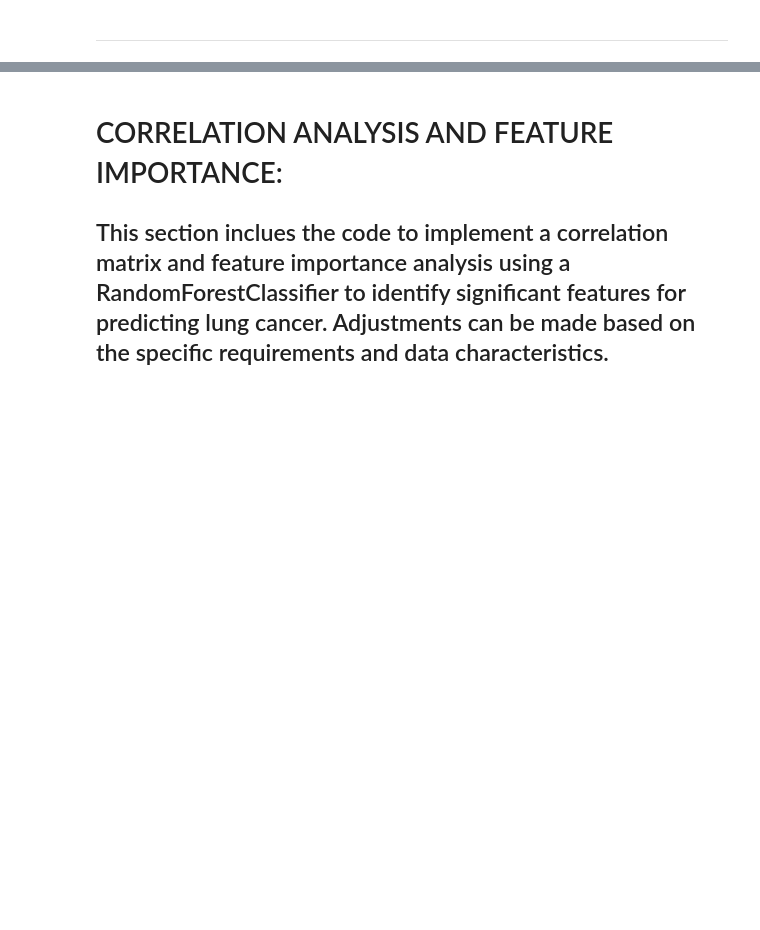
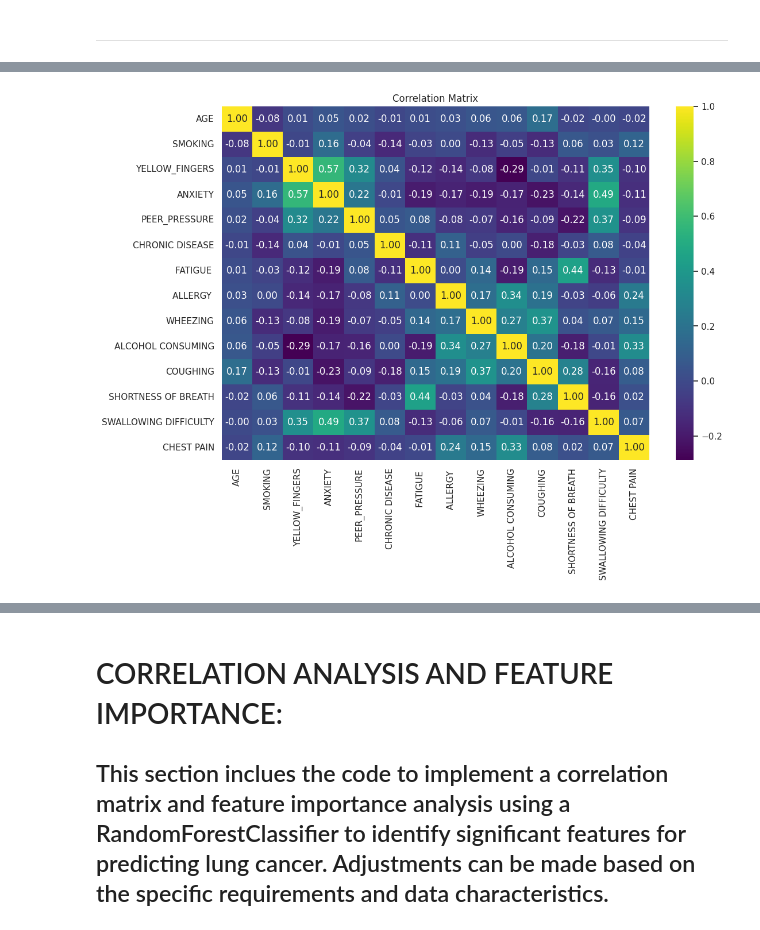
Before and after one commit to radhakrishnan-omotec/lung-repository, a Jupyter notebook: 2_Lung_Cancer_prediction.ipynb, the cells around one changed output, grey strips where cells are left out. Saved outputs shown, nothing was run; the diff lists cells and outputs as text; code cells hidden in the pictures; blank space fills up the shorter version.

```diff
--- a/2_Lung_Cancer_prediction.ipynb
+++ b/2_Lung_Cancer_prediction.ipynb
@@ -331,0 +426,20 @@ plt.show()
+# %%
+# Correlation Matrix
+import warnings
+
+# Ignore all warnings
+warnings.filterwarnings("ignore")
+
+# Correlation matrix
+correlation_matrix = df.corr()
+
+# Visualize the correlation matrix
+plt.figure(figsize=(12, 8))
+sns.heatmap(correlation_matrix, annot=True, cmap='viridis', fmt=".2f")
+plt.title('Correlation Matrix')
+plt.show()
+
+# Reset the warning filter to its default state (optional)
+warnings.resetwarnings()
+# %% [output]
+[figure, added]
```
Also changed, not shown: parts of 8 cells of this notebook.
